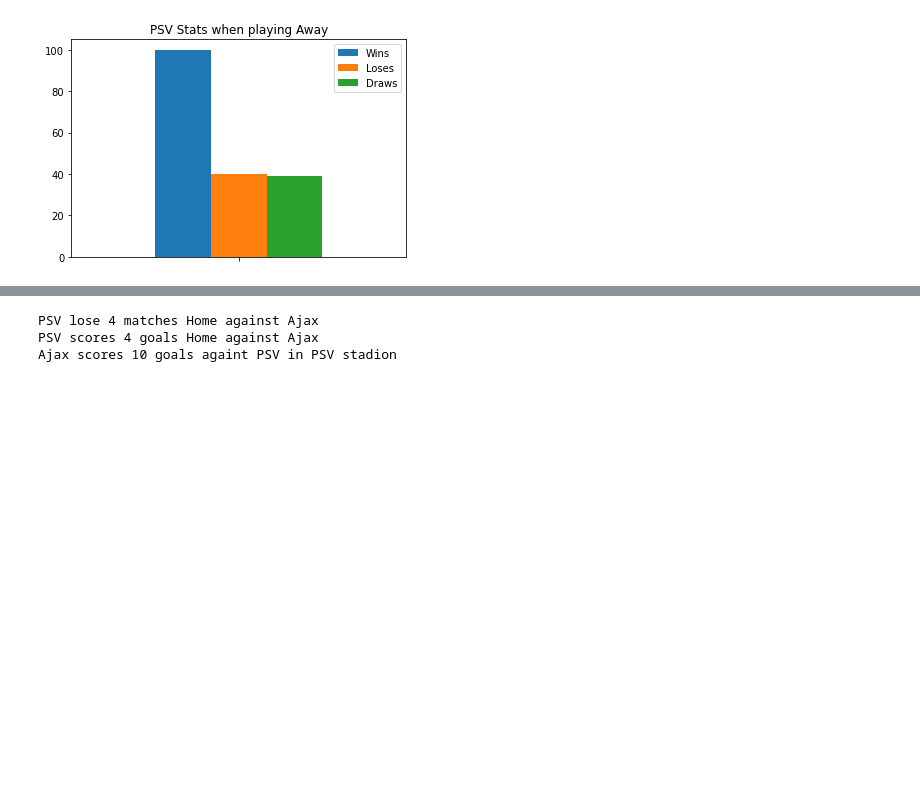
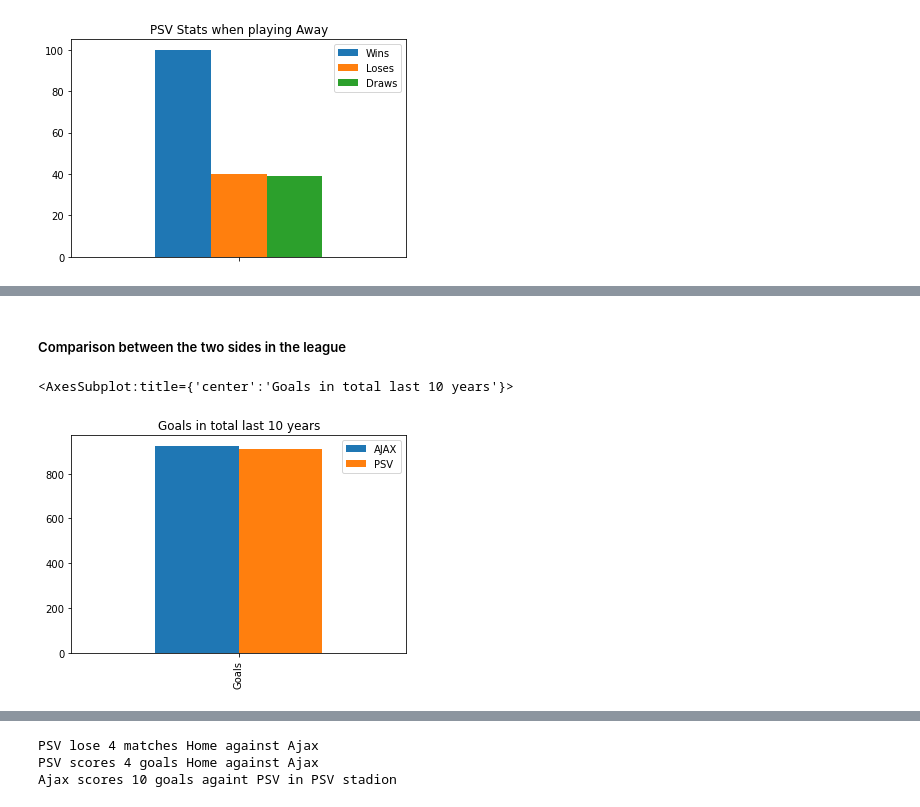
Before and after one commit to mohammedaljader/Football_Predictions_ML, a Jupyter notebook: notebook.ipynb, the cells around one changed output, grey strips where cells are left out. Drawn from its saved outputs; the diff is of its cells as text; code cells hidden in the pictures; blank space fills up the shorter version.

```diff
--- a/notebook.ipynb
+++ b/notebook.ipynb
@@ -780,0 +826,7 @@ Home team scores 47 goals when Ajax draw
+# %%
+# Total Ajax Goals Away
+totalAjaxGoalsAway = AjaxGoalsAwayWin + AjaxGoalsAwayLose + AjaxGoalsAwayDraw
+print(f'Ajax scored {totalAjaxGoalsAway} goals Away')
+
+totalAjaxPointsAway = (len(AjaxWinAway.index) * 3) + len(AjaxDrawAway.index)
+print(f'Ajax got {totalAjaxPointsAway} points Away')
@@ -892,3 +996,10 @@ print(f'Home team scores {HomeGoalsDrawAgainstPSV} goals when PSV draw')
 PSV draw 39 matches Away
 PSV score 60 goals Away
 Home team scores 60 goals when PSV draw
+# %%
+# Total PSV Goals Away
+totalPSVGoalsAway = PSVGoalsAwayWin + PSVGoalsAwayLose + PSVGoalsAwayDraw
+print(f'PSV scored {totalPSVGoalsAway} goals away')
+
+totalPSVPointsAway = (len(PSVWinAway.index) * 3) + len(PSVDrawAway.index)
+print(f'PSV got {totalPSVPointsAway} points Away')
@@ -907,0 +1062,15 @@ plotdata.plot(kind = 'bar', title ="PSV Stats when playing Away")
+# %% [markdown]
+##### Comparison between the two sides in the league
+# %%
+# Goals
+plotdata = pd.DataFrame({
+    "AJAX": TotalAjaxGoals,
+    "PSV": TotalPSVGoals
+    },
+    index=['Goals'],
+
+)
+plotdata.plot(kind = 'bar', title ="Goals in total last 10 years")
+# %% [output]
+<AxesSubplot:title={'center':'Goals in total last 10 years'}>
+[figure, added]
```
Also changed, not shown: parts of 56 cells of this notebook.
